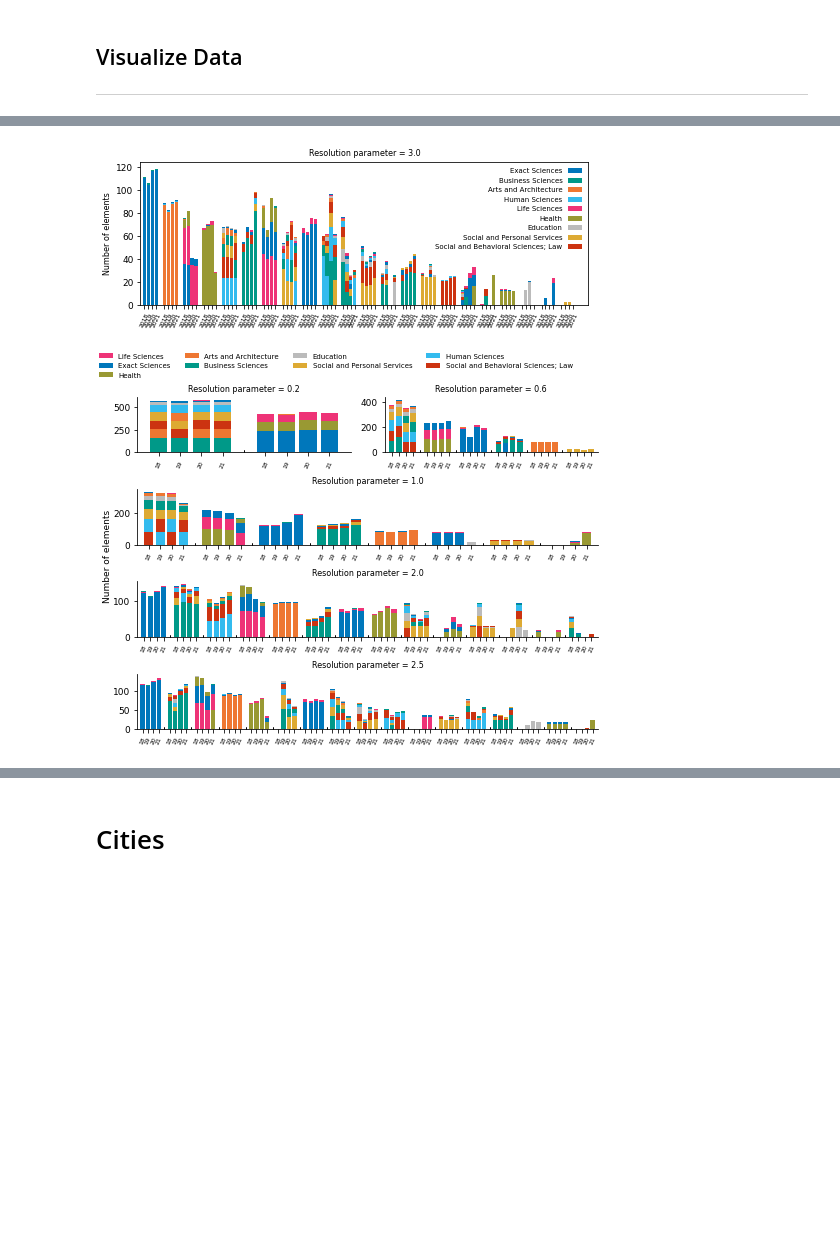
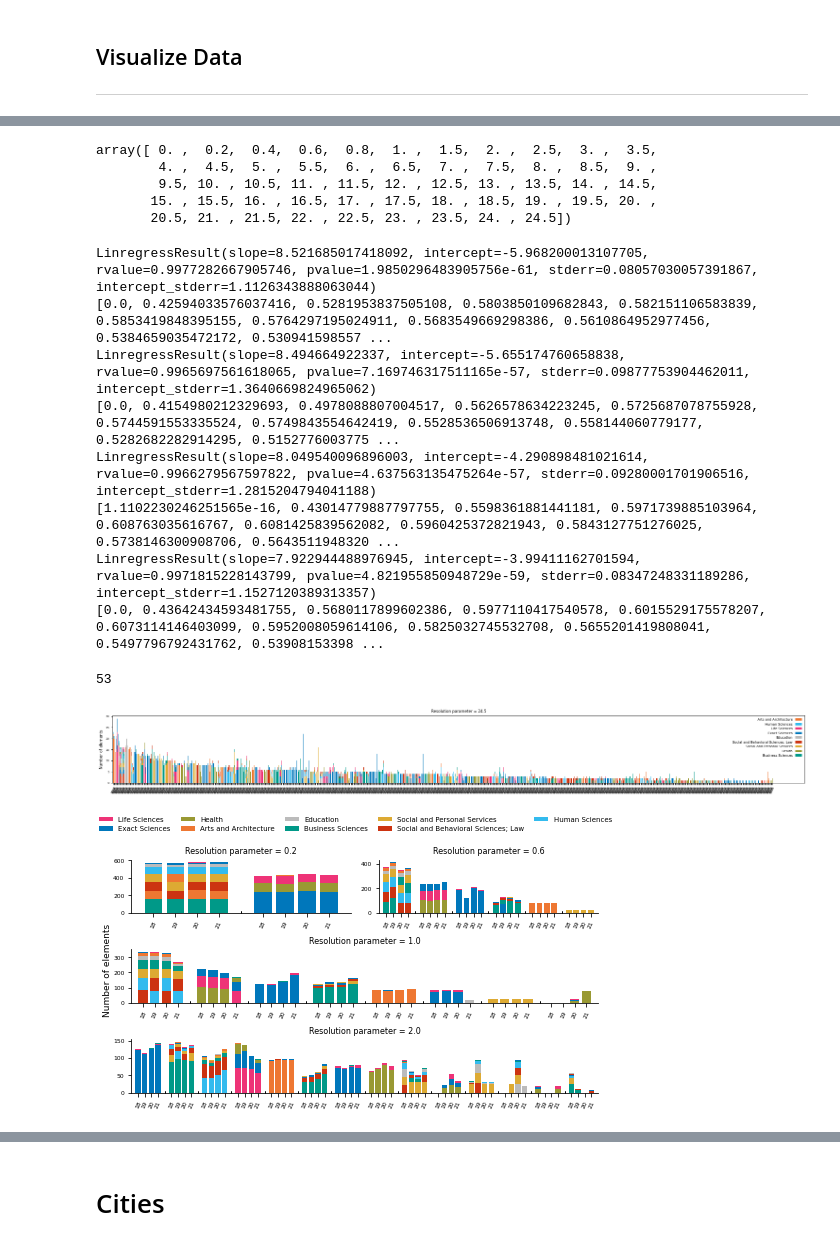
Before and after one commit to bernardo-silva/NetworkScienceProject, a Jupyter notebook: modularity_communities.ipynb, the cells around one changed output, grey strips where cells are left out. Cells and saved outputs as stored; diff of their text form; code cells hidden in the pictures; blank space fills up the shorter version.

```diff
--- a/modularity_communities.ipynb
+++ b/modularity_communities.ipynb
@@ -106,32 +106,33 @@ plt.rc('axes', titlesize=6)
 
 
 cm = 1/2.54
-fig,ax = plt.subplots(ncols=2,nrows=2,figsize=(2*8.7*cm,2*8.7*cm),sharex=True)
+fig,ax = plt.subplots(ncols=1,nrows=4,figsize=(8.7*cm,2*8.7*cm),sharex=True)
 fig.text(0.5, 0.00, 'Resolution Parameter', ha='center')
 
-ax[0,0].set(ylabel="Number of communities")
-# ax[0,1].set(xlabel="Resolution parameter", ylabel="Median community size")
-ax[0,1].set( ylabel="Modularity score",yscale="linear")
-ax[1,0].set( ylabel="Average community size",yscale="linear")
-ax[1,1].set( ylabel="Std community size",yscale="linear")
+ax[0].set(ylabel="Modularity score",yscale="linear")
+ax[1].set(ylabel="Number of communities")
+# # ax[0,1].set(xlabel="Resolution parameter", ylabel="Median community size")
+ax[2].set( ylabel="Average community size",yscale="log")
+ax[3].set( ylabel="Std community size",yscale="linear")
 for year, data in communities_statistics.items():
-    ax[0,0].plot(resolutions,data["N_communities"],label=year, marker='o', ms=3,alpha=0.8, color = colors[int(year)])
+    ax[0].plot(resolutions[1:],data["Modularity_score"][1:],label=year, marker='o', ms=1.5, color = colors[int(year)])
+    ax[1].plot(resolutions[1:],data["N_communities"][1:],label=year, marker='o', ms=1.5,alpha=0.8, color = colors[int(year)])
     # ax[0,1].plot(resolutions,data["Median_comm_size"],label=year, marker='o', ms=3, color = colors[int(year)])
-    ax[0,1].plot(resolutions[1:],data["Modularity_score"][1:],label=year, marker='o', ms=3, color = colors[int(year)])
-    ax[1,0].plot(resolutions,data["Avg_comm_size"],label=year, marker='o', ms=3, color = colors[int(year)])
-    ax[1,1].plot(resolutions,data["Sigma_comm_size"],label=year, marker='o', ms=3, color = colors[int(year)])
+    ax[2].plot(resolutions[1:],data["Avg_comm_size"][1:],label=year, marker='o', ms=1.5, color = colors[int(year)])
+    ax[3].plot(resolutions[1:],data["Sigma_comm_size"][1:],label=year, marker='o', ms=1.5, color = colors[int(year)])
 
 
 for a in ax.flatten():
     a.grid()
+    a.set(xlim=(0,20),ylim=(0,a.get_ylim()[1]))
     # a.set_xticks(a.get_xticks())
     # a.set_xticklabels(a.get_xticklabels(),fontdict={"fontsize":6})
     # a.legend()
 # ax[0,0].grid()
 # ax[0,1].grid()
-# ax[0,0].legend()
+ax[0].legend(ncol=4,bbox_to_anchor=(0.5,1),loc="lower center",frameon=False)
 # ax[0,1].legend()
 plt.tight_layout()
-plt.savefig("modularity_community_statistics.pdf",dpi=200)
+plt.savefig("modularity_community_statistics.pdf")
 # plt.savefig("modularity_community_statistics.png",dpi=200)
 # %% [output]
@@ -139,3 +142,28 @@ plt.savefig("modularity_community_statistics.pdf",dpi=200)
+# %%
+resolutions
+# %% [output]
+array([ 0. ,  0.2,  0.4,  0.6,  0.8,  1. ,  1.5,  2. ,  2.5,  3. ,  3.5,
+        4. ,  4.5,  5. ,  5.5,  6. ,  6.5,  7. ,  7.5,  8. ,  8.5,  9. ,
+        9.5, 10. , 10.5, 11. , 11.5, 12. , 12.5, 13. , 13.5, 14. , 14.5,
+       15. , 15.5, 16. , 16.5, 17. , 17.5, 18. , 18.5, 19. , 19.5, 20. ,
+       20.5, 21. , 21.5, 22. , 22.5, 23. , 23.5, 24. , 24.5])
+# %%
+from scipy.stats import linregress
+
+fits = []
+for year, data in communities_statistics.items():
+    fits.append(linregress(resolutions, data["N_communities"]))
+    print(fits[-1])
+    print(data["Modularity_score"])
+# %% [output]
+LinregressResult(slope=8.521685017418092, intercept=-5.968200013107705, rvalue=0.9977282667905746, pvalue=1.9850296483905756e-61, stderr=0.08057030057391867, intercept_stderr=1.1126343888063044)
+[0.0, 0.42594033576037416, 0.5281953837505108, 0.5803850109682843, 0.582151106583839, 0.5853419848395155, 0.5764297195024911, 0.5683549669298386, 0.5610864952977456, 0.5384659035472172, 0.530941598557 ...
+LinregressResult(slope=8.494664922337, intercept=-5.655174760658838, rvalue=0.9965697561618065, pvalue=7.169746317511165e-57, stderr=0.09877753904462011, intercept_stderr=1.3640669824965062)
+[0.0, 0.4154980212329693, 0.4978088807004517, 0.5626578634223245, 0.5725687078755928, 0.5744591553335524, 0.5749843554642419, 0.5528536506913748, 0.558144060779177, 0.5282682282914295, 0.5152776003775 ...
+LinregressResult(slope=8.049540096896003, intercept=-4.290898481021614, rvalue=0.9966279567597822, pvalue=4.637563135475264e-57, stderr=0.09280001701906516, intercept_stderr=1.2815204794041188)
+[1.1102230246251565e-16, 0.43014779887797755, 0.5598361881441181, 0.5971739885103964, 0.608763035616767, 0.6081425839562082, 0.5960425372821943, 0.5843127751276025, 0.5738146300908706, 0.5643511948320 ...
+LinregressResult(slope=7.922944488976945, intercept=-3.99411162701594, rvalue=0.9971815228143799, pvalue=4.821955850948729e-59, stderr=0.08347248331189286, intercept_stderr=1.1527120389313357)
+[0.0, 0.43642434593481755, 0.5680117899602386, 0.5977110417540578, 0.6015529175578207, 0.6073114146403099, 0.5952008059614106, 0.5825032745532708, 0.5655201419808041, 0.5497796792431762, 0.53908153398 ...
 # %%
 from scipy.stats import norm
 # %%
@@ -149,7 +177,8 @@ for average,std in zip(communities_statistics[2018]["Avg_comm_size"],communities
 ax.grid()
 # ax.legend()
 # %%
-resolutions
+# %% [output]
+53
 # %%
 g = networks[0]
 comm = [[g.nodes[y]["name"] for y in x] for x in communities_by_resolution["2018"][6]]
@@ -199,9 +228,9 @@ plt.rcParams.update({'font.size': 9})
 x0 = 0
 
 cm = 1/2.54
-fig,ax = plt.subplots(figsize=(17.8*cm,7*cm))
+fig,ax = plt.subplots(figsize=(3*17.8*cm,7*cm))
 
-resolution_index = 9
+resolution_index = -1
 areas_in_comm = []
 for n, G in enumerate(networks):
     comm = [[G.nodes[y]["area"] for y in x] for x in communities_by_resolution[str(G.graph["year"])][resolution_index]]
@@ -247,7 +276,7 @@ plt.tight_layout()
 plt.savefig("comm.pdf")
 # plt.savefig("comm.jpeg",dpi=200)
 # %% [output]
-[figure, old version]
+[figure, new version]
 # %%
 colors = ['#BBBBBB', '#EE7732', '#33BBEE', '#CC3311', '#009988', '#EE3377',  '#0077BB','#DDAA33', '#999933']
 areas  = ['Educação', 'Artes e Arquitetura',
@@ -271,13 +300,12 @@ mosaic = """
 AB
 CC
 DD
-EE
 """
-fig = plt.figure(constrained_layout=False, figsize=(17.8*cm,4*3.5*cm))
+fig = plt.figure(constrained_layout=False, figsize=(17.8*cm,3*3.5*cm))
 ax_dict = fig.subplot_mosaic(mosaic)
 
 # resolution_index = 9
-for ax,resolution_index in zip(ax_dict.values(),[1,3,5,7,8]):
+for ax,resolution_index in zip(ax_dict.values(),[1,3,5,7]):
     areas_in_comm = []
     for n, G in enumerate(networks):
         comm = [[G.nodes[y]["area"] for y in x] for x in communities_by_resolution[str(G.graph["year"])][resolution_index]]
@@ -301,35 +329,35 @@ for ax,resolution_index in zip(ax_dict.values(),[1,3,5,7,8]):
             parts.sort(reverse=True,key = lambda x: x[1])
             for j,(a,count) in enumerate(parts):
                 ax.bar(x0 + i*5+n,count,bottom=y_offset,color=area_colors[a],label=areas_en[a])
                 y_offset += count
 
     years = list(range(18,22))*len(max_comms)
     idx = [x0 + i*5 + j for i in range(len(max_comms)) for j in range(4)]
     idx_minor = [x0 + i*5 + 4 for i in range(len(max_comms)-1) for j in range(4)]
 
     ax.set_xticks(idx_minor,minor=True)
     ax.set_xticks(idx,minor=False)
     ax.tick_params(which="minor",axis="x",direction="in")
     ax.set_xticklabels(years, rotation=65, fontdict={"fontsize":6})
 
     ax.set(xlim=(-1,idx[-1]+1))
     ax.spines['right'].set_visible(False)
     ax.spines['top'].set_visible(False)
 
 
     ax.set_title(f"Resolution parameter = {resolutions[resolution_index]:.1f}", fontdict={"fontsize":8})
 
 # axes[1].set_ylabel(f"Number of elements", fontdict={"fontsize":8})
 fig.text(0.0, 0.50, 'Number of elements', va='center',ha='left',rotation=90)
 handles, labels = plt.gca().get_legend_handles_labels()
 by_label = dict(zip(labels, handles))
 
-fig.legend(by_label.values(), by_label.keys(), ncol = 4,loc="upper left", #bbox_to_anchor=(0,1.1),
-            fontsize=7, markerfirst=True, frameon=False,  borderaxespad=0)
+fig.legend(by_label.values(), by_label.keys(), ncol = 5,loc="upper left", #bbox_to_anchor=(0,1.1),
+            fontsize=7, markerfirst=True, frameon=False,  borderaxespad=0,mode="expand")
 
 plt.tight_layout()
-plt.subplots_adjust(top=0.9)
-plt.savefig("comm.pdf")
+plt.subplots_adjust(top=0.87)
+plt.savefig("images/modularity_communities_by_field.pdf")
 # plt.savefig("comm.jpeg",dpi=200)
 # %% [output]
-[figure, old version]
+[figure, new version]
```
Also changed, not shown: parts of 4 cells of this notebook, 11 other files.
